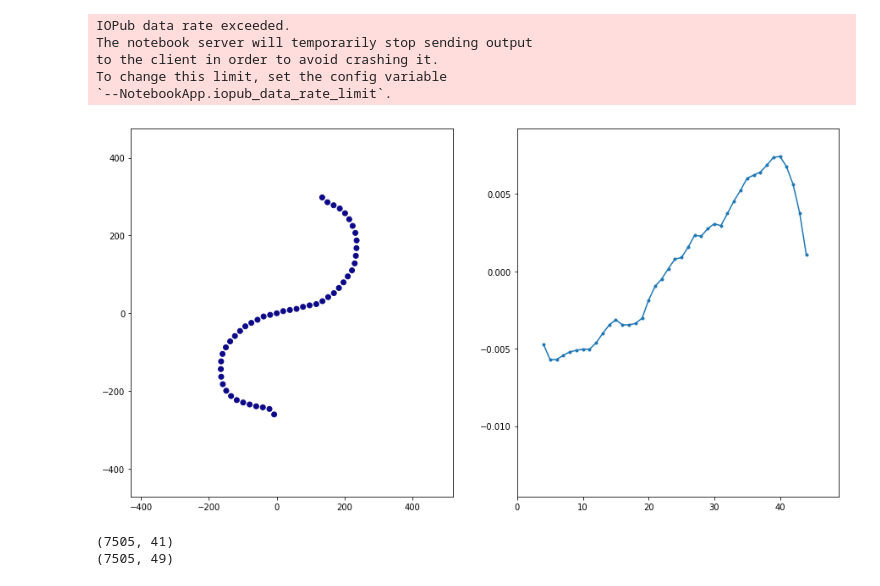
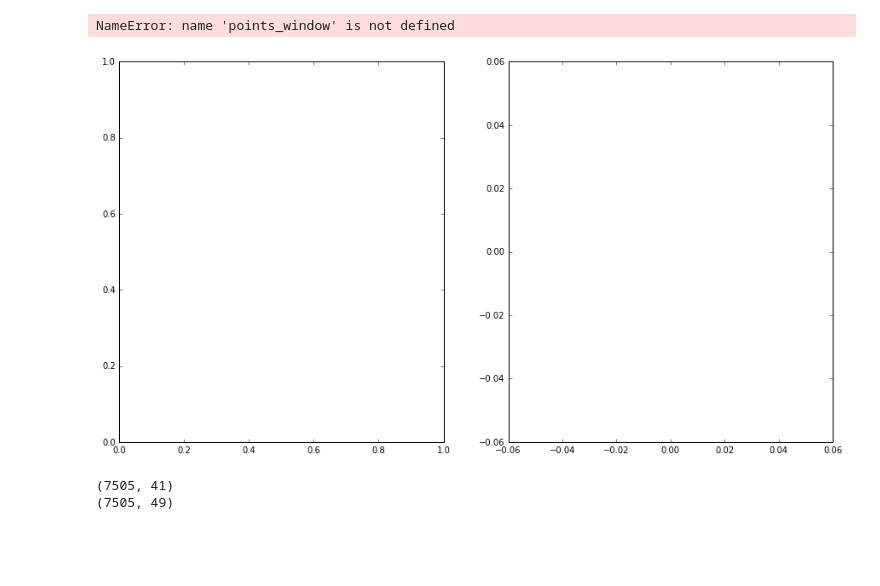
Before and after one commit to ver228/tierpsy-features, a Jupyter notebook: notebooks/Bend Angles.ipynb, the cells around one changed output. Drawn from its saved outputs; the diff is of its cells as text; code cells hidden in the pictures; blank space fills up the shorter version.

```diff
--- a/notebooks/Bend Angles.ipynb
+++ b/notebooks/Bend Angles.ipynb
@@ -33,13 +142,15 @@ d_r = (3500, 5500)
 
 f, axs = plt.subplots(5, sharex=True, sharey=True, figsize = (15, 10))
 
-skel_lengths = get_length(skeletons)
-for points_window in [5, 4]:#range(4, 6):
-    segment_curvatures = get_curvature(skeletons, points_window, lengths=None)
+for method in ['angle', 'spline', 'savgol', 'grad']:
+    print(method)
+    segment_curvatures = \
+    get_curvature_features(skeletons[d_r[0]:d_r[1]+1], method = method)
 
+    print(segment_curvatures.keys())
     for ax, (p, curv) in zip(axs, segment_curvatures.items()):
         ax.plot(curv)
         ax.set_title(p.upper() + ' Worm Curvature', y=0.85)
         ax.grid('on')
-    plt.xlim(d_r)
+    #plt.xlim(d_r)
 # %% [output]
@@ -47,5 +196,5 @@ for points_window in [5, 4]:#range(4, 6):
 # %%
-curvatures = _h_curvature(skeletons, points_window, lengths=None)
+curvatures = _h_curvature_fitted(skeletons, 7)
 
 ini_t = d_r[0]
 fin_t = d_r[1]
@@ -54,7 +203,7 @@ skel_a = skeletons[ini_t:fin_t]
 skel_a = skel_a - skel_a[:, 25, :][:, None, :]
 angs = curvatures[ini_t:fin_t]
 
-x_angles = np.arange(angs.shape[1]) + points_window
+x_angles = np.arange(angs.shape[1])
 
 x_range, y_range = _h_ax_range(skel_a)
 fig = plt.figure(figsize = (15, 8))
@@ -68,38 +217,33 @@ curv_range = (np.nanmin(curvatures), np.nanmax(curvatures))
 ax_bends.set_ylim(curv_range)
 
 #animation function. This is called sequentially
 def _animate(i):
     x = skel_a[i, :, 0]
     y = skel_a[i, :, 1]
     curv = curvatures[i]
     /
     curv_n = (curv-curv_range[0])/(curv_range[1] - curv_range[0])
-    curv_n = np.pad(curv_n, (points_window,points_window), 'edge')
     curv_n = np.clip(curv_n, 0, 1)
     c = cm.plasma(curv_n)
 
     ax_skels.clear()
     ax_skels.scatter(x, y, c=c)
     ax_skels.set_xlim(*x_range)
     ax_skels.set_ylim(*y_range)
 
     l_bends.set_data(x_angles, angs[i])
     return l_bends,
 
 
 # call the animator. blit=True means only re-draw the parts that have changed.
 tot = skel_a.shape[0]
 anim = animation.FuncAnimation(fig,
                                _animate,
                                interval=50,
                                frames = tot,
                                blit=True);
 HTML(anim.to_html5_video())
 # %% [output]
-IOPub data rate exceeded.
-The notebook server will temporarily stop sending output
-to the client in order to avoid crashing it.
-To change this limit, set the config variable
-`--NotebookApp.iopub_data_rate_limit`.
+NameError: name 'points_window' is not defined
-[figure, old version]
+[figure, new version]
 # %%
```
Also changed, not shown: parts of 5 cells of this notebook, 11 other files.
